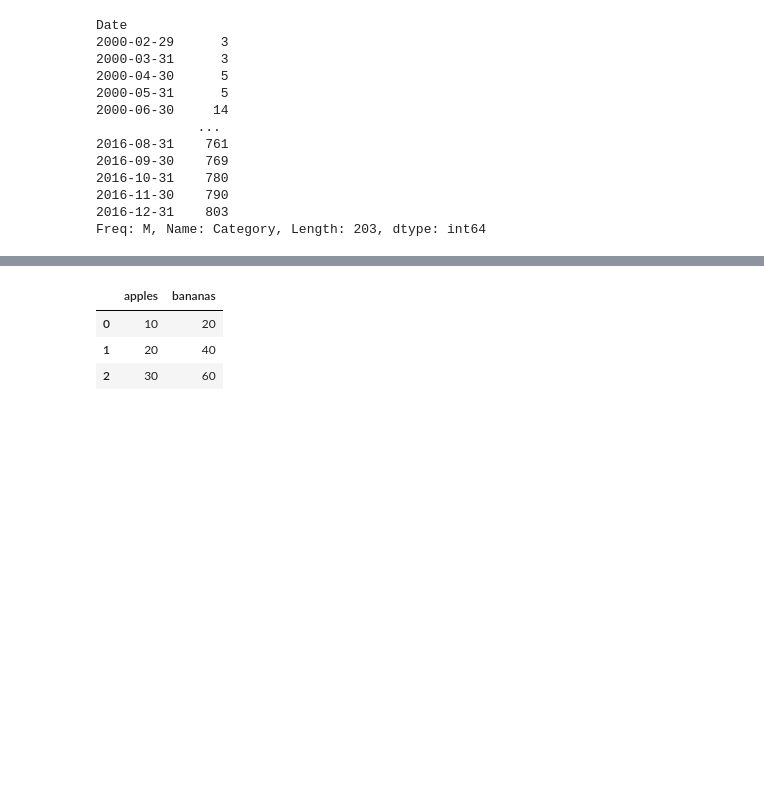
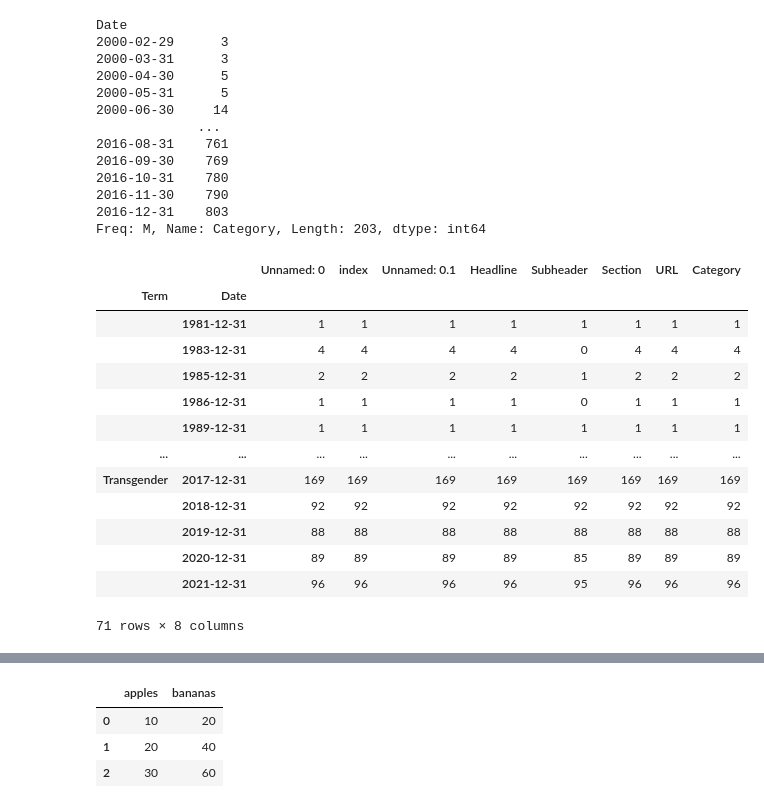
Before and after one commit to julia-claira/NYTimes_Web_Scrape, a Jupyter notebook: NYTimes_Search.ipynb, the cells around one changed output, grey strips where cells are left out. Saved outputs shown, nothing was run; the diff lists cells and outputs as text; code cells hidden in the pictures; blank space fills up the shorter version.

```diff
--- a/NYTimes_Search.ipynb
+++ b/NYTimes_Search.ipynb
@@ -376,6 +416,23 @@ Date
 2016-11-30    790
 2016-12-31    803
 Freq: M, Name: Category, Length: 203, dtype: int64
+# %%
+by_term_year_db
+# %% [output]
+|  |  | Unnamed: 0 | index | Unnamed: 0.1 | Headline | Subheader | Section | URL | Category |
+| Term | Date |  |  |  |  |  |  |  |  |
+|  | 1981-12-31 | 1 | 1 | 1 | 1 | 1 | 1 | 1 | 1 |
+|  | 1983-12-31 | 4 | 4 | 4 | 4 | 0 | 4 | 4 | 4 |
+|  | 1985-12-31 | 2 | 2 | 2 | 2 | 1 | 2 | 2 | 2 |
+|  | 1986-12-31 | 1 | 1 | 1 | 1 | 0 | 1 | 1 | 1 |
+|  | 1989-12-31 | 1 | 1 | 1 | 1 | 1 | 1 | 1 | 1 |
+| ... | ... | ... | ... | ... | ... | ... | ... | ... | ... |
+| Transgender | 2017-12-31 | 169 | 169 | 169 | 169 | 169 | 169 | 169 | 169 |
+|  | 2018-12-31 | 92 | 92 | 92 | 92 | 92 | 92 | 92 | 92 |
+|  | 2019-12-31 | 88 | 88 | 88 | 88 | 88 | 88 | 88 | 88 |
+|  | 2020-12-31 | 89 | 89 | 89 | 89 | 85 | 89 | 89 | 89 |
+|  | 2021-12-31 | 96 | 96 | 96 | 96 | 95 | 96 | 96 | 96 |
+71 rows × 8 columns
 # %%
 #total/by category/by term
 plt.figure(figsize=(10,5))
```
Also changed, not shown: parts of 28 cells of this notebook, 4 other files.
